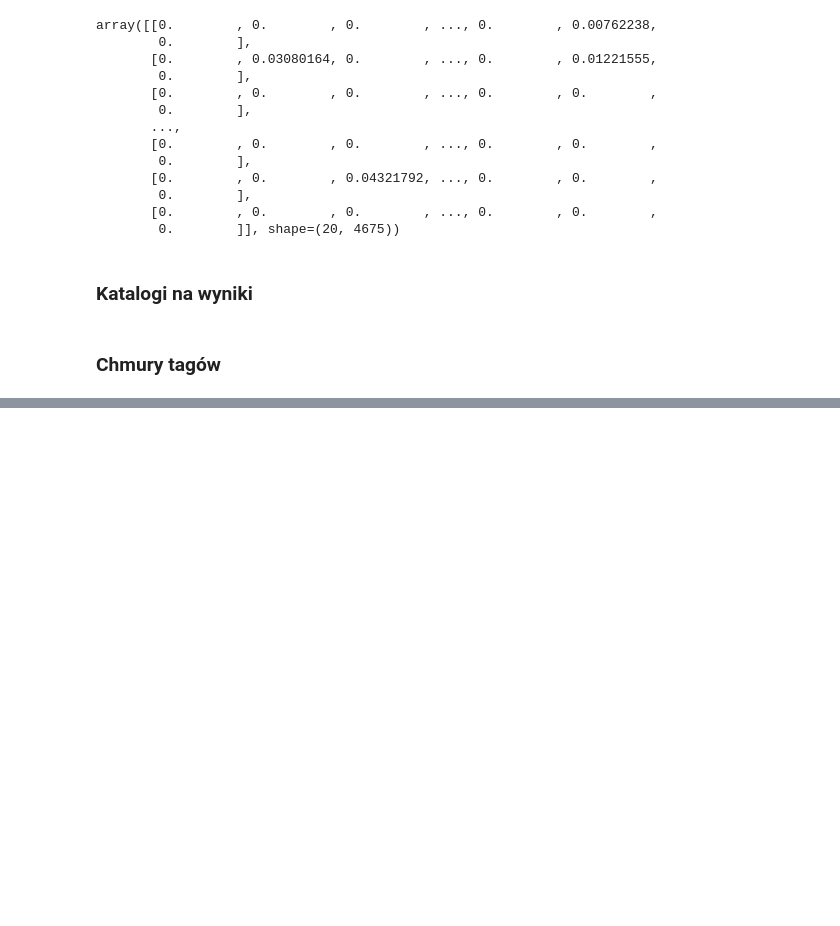
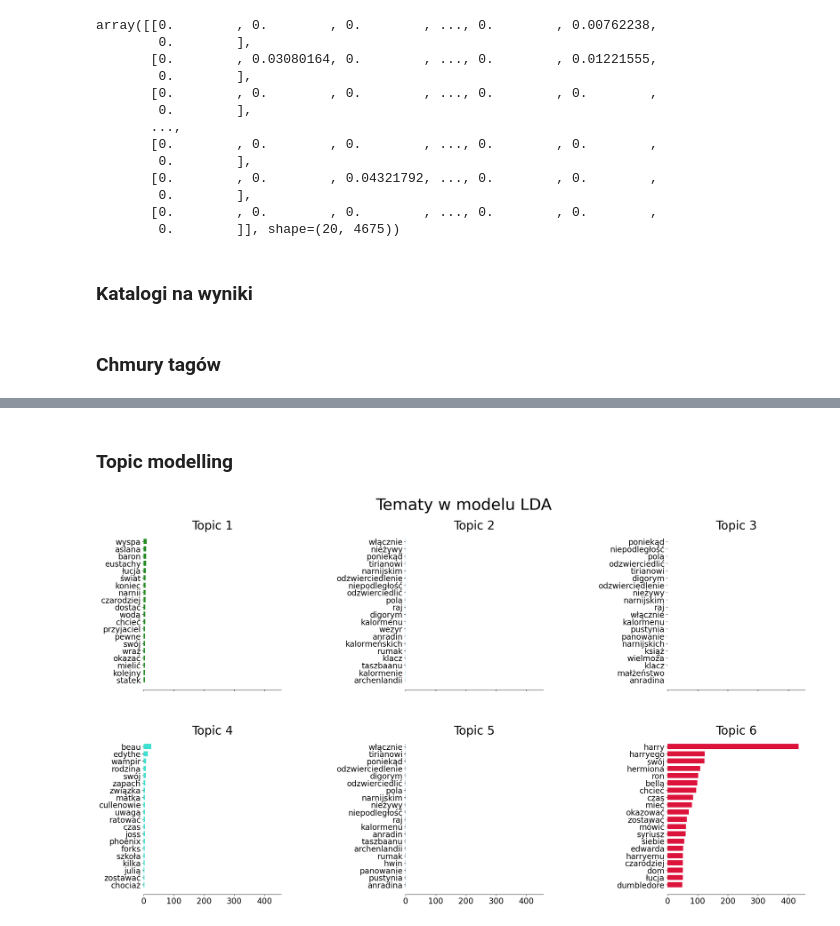
Before and after one commit to Jedrek11/Metodyka-Analizy-Tekstu-JSP, a Jupyter notebook: text_mining.ipynb, the cells around one changed output, grey strips where cells are left out. Drawn from its saved outputs; the diff is of its cells as text; code cells hidden in the pictures; blank space fills up the shorter version.

```diff
--- a/text_mining.ipynb
+++ b/text_mining.ipynb
@@ -224,0 +218,46 @@ for index, row in docs.iterrows():
+# %% [markdown]
+### Topic modelling
+# %%
+def plot_top_words(model, feature_names, n_top_words, title, subplots):
+    colors = ['forestgreen', 'lightskyblue', 'hotpink', 'turquoise', 'steelblue', 'crimson', 'seagreen', 'orange', 'brown', 'purple']
+    fig, axes = plt.subplots(*subplots, figsize=(30, 15), sharex=True)
+    axes = axes.flatten()
+    for topic_idx, topic in enumerate(model.components_):
+        top_features_ind = topic.argsort()[-n_top_words:]
+        top_features = feature_names[top_features_ind]
+        weights = topic[top_features_ind]
+
+        ax = axes[topic_idx]
+        ax.barh(top_features, weights, height=0.7, color=colors[topic_idx])
+        ax.set_title(f"Topic {topic_idx + 1}", fontdict={"fontsize": 30})
+        ax.tick_params(axis="both", which="major", labelsize=20)
+        for i in "top right left".split():
+            ax.spines[i].set_visible(False)
+        fig.suptitle(title, fontsize=40)
+
+    plt.subplots_adjust(top=0.90, bottom=0.05, wspace=0.90, hspace=0.3)
+    plt.savefig("./topics/{}.png".format(title.replace(" ", "_")))
+# %%
+def plot_documents(model, counts, n_componments, title):
+    colors = ['forestgreen', 'lightskyblue', 'hotpink', 'turquoise', 'steelblue', 'crimson', 'seagreen', 'orange', 'brown', 'purple']
+    docs_topic = pd.DataFrame(model.transform(counts), columns=[f'Topic {i+1}' for i in range(n_componments)])
+    docs_topic.index = [file_name.replace(".txt", "") for file_name in files_names]
+    plt.figure(figsize=(7, 4))
+    left = [0] * len(docs_topic)
+    for i, col in enumerate(docs_topic.columns):
+        plt.barh(docs_topic.index, docs_topic[col], left=left, color=colors[i], label=col)
+        left = [left[j] + docs_topic[col].iloc[j] for j in range(len(docs_topic))]
+    plt.savefig("./topics/{}_docs.png".format(title))
+    plt.close()
+# %%
+n_topics = 6
+n_top_words = 20
+feature_names = count_vectorizer.get_feature_names_out()
+subplots = (2, 3)
+# %%
+lda = LatentDirichletAllocation(n_components=n_topics, max_iter=1000, learning_method="online", learning_offset=50, random_state=0)
+lda.fit(counts_tf)
+plot_top_words(lda, feature_names, n_top_words, "Tematy w modelu LDA", subplots)
+plot_documents(lda, counts_tf, n_topics, "Tematy w modelu LDA")
+# %% [output]
+[figure, added]
```
Also changed, not shown: parts of 6 cells of this notebook, 26 other files.
